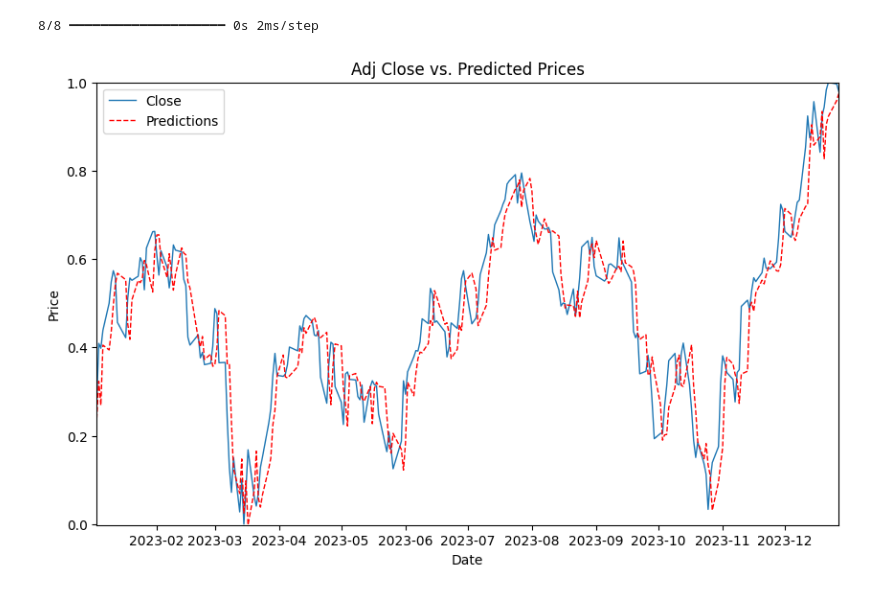
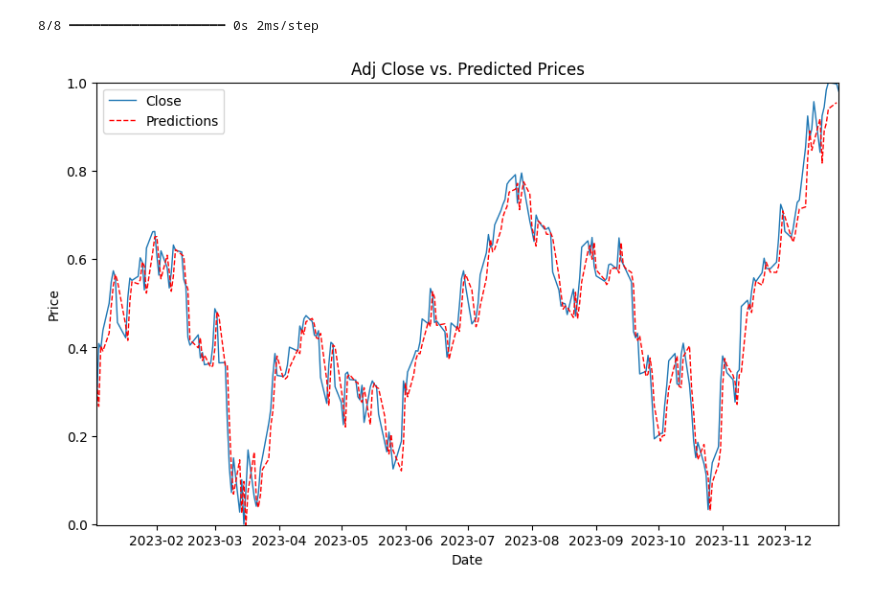
Before and after one commit to EdinZiga/MarketForecastingNN, a Jupyter notebook: Production v3.ipynb, the cells around one changed output. Saved outputs shown, nothing was run; the diff lists cells and outputs as text; code cells hidden in the pictures.

```diff
--- a/Production v3.ipynb
+++ b/Production v3.ipynb
@@ -100,7 +137,9 @@ y_test = scaler.fit_transform(y_test).flatten()
 # %%
 # Create the model
 inputs = keras.layers.Input(shape=(X_train.shape[1], X_train.shape[2]))
-x = keras.layers.LSTM(150, return_sequences= True)(inputs)
+x = keras.layers.LSTM(150, return_sequences=True)(inputs)
+x = keras.layers.Dropout(0.3)(x)
+x = keras.layers.LSTM(150, return_sequences=True)(x)
 x = keras.layers.Dropout(0.3)(x)
 x = keras.layers.LSTM(150, return_sequences=True)(x)
 x = keras.layers.Dropout(0.3)(x)
@@ -154,35 +193,36 @@ last_n_dates = df['Date'].tail(len(graph_df)).tolist()
 last_n_dates
 graph_df['Date'] = last_n_dates
 
-
+graph_df['Predictions'] = graph_df['Predictions'].shift(-1)
 
 #Plotting
 x_min = graph_df['Date'].iloc[0]  # Replace with your desired minimum x-axis value
 x_max = graph_df['Date'].iloc[-1]  # Replace with your desired maximum x-axis value
 y_min = min(graph_df['True'].min(), graph_df['Predictions'].min())  # Replace with your desired minimum y-axis value
 y_max = max(graph_df['True'].max(), graph_df['Predictions'].max())  # Replace with your desired maximum y-axis value
+
 
 # Assuming your DataFrame is named df
 # Replace 'Date', 'Close', and 'Predicted' with your actual column names
 plt.figure(figsize=(10, 6))
 plt.plot(graph_df['Date'], graph_df['True'], label='Close', linewidth=1)
 plt.plot(graph_df['Date'], graph_df['Predictions'], label='Predictions', linestyle='dashed', color='red', linewidth=1)
 
 # Customize the plot
 plt.title('Adj Close vs. Predicted Prices')
 plt.xlabel('Date')
 plt.ylabel('Price')
 plt.legend()
 
 # Set x-axis and y-axis value ranges
 plt.xlim(x_min, x_max)
 plt.ylim(y_min, y_max)
 
 plt.grid(False)
 plt.xticks(rotation=0)
 
 # Show the plot
 plt.show()
 # %% [output]
 8/8 ━━━━━━━━━━━━━━━━━━━━ 0s 2ms/step
-[figure, old version]
+[figure, new version]
```
Also changed, not shown: parts of 5 cells of this notebook.
